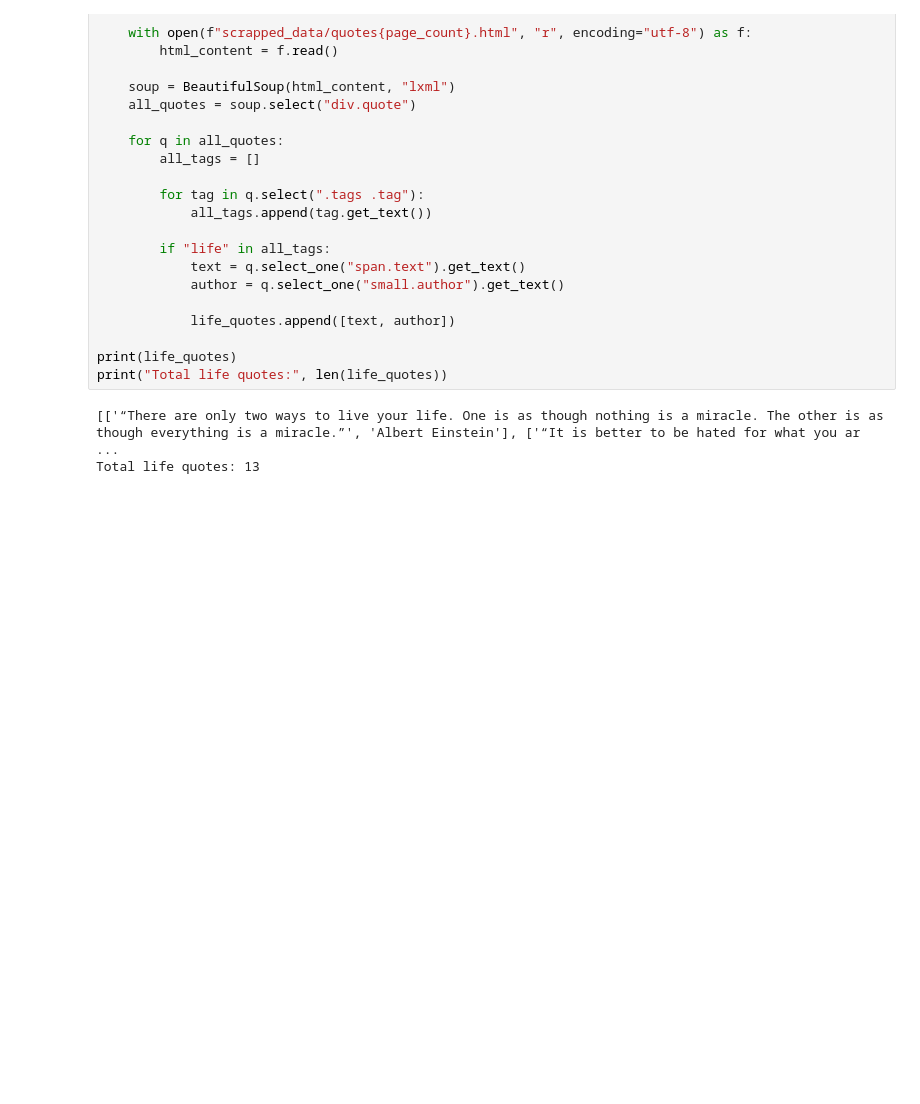
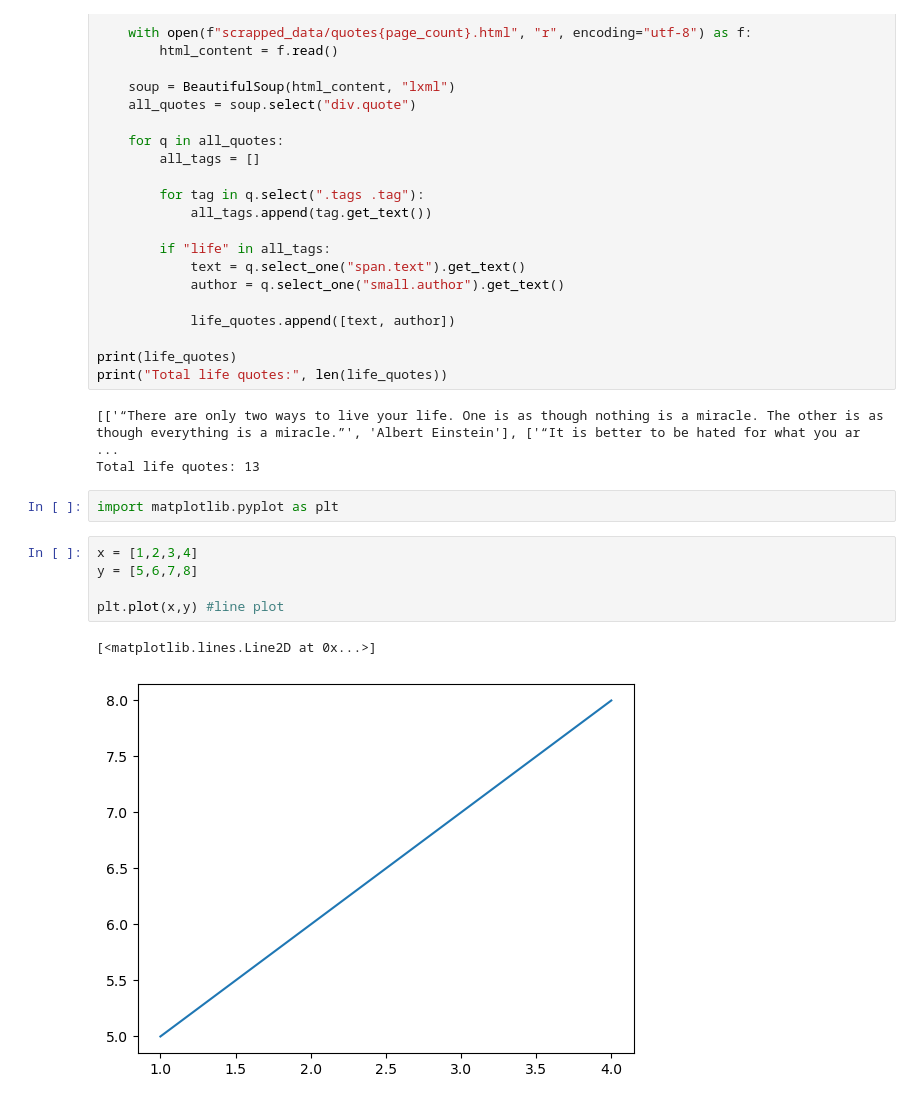
Before and after one commit to HiyaKothari1/python, a Jupyter notebook: Pandas.ipynb, the cells around one changed output. Cells and saved outputs as stored; diff of their text form; blank space fills up the shorter version.

Commit message:
matplotlib

```diff
--- a/Pandas.ipynb
+++ b/Pandas.ipynb
@@ -335,3 +335,13 @@ print("Total life quotes:", len(life_quotes))
 # %% [output]
 [['“There are only two ways to live your life. One is as though nothing is a miracle. The other is as though everything is a miracle.”', 'Albert Einstein'], ['“It is better to be hated for what you ar ...
 Total life quotes: 13
+# %%
+import matplotlib.pyplot as plt
+# %%
+x = [1,2,3,4]
+y = [5,6,7,8]
+
+plt.plot(x,y) #line plot
+# %% [output]
+[<matplotlib.lines.Line2D at 0x...>]
+[figure, added]
```
